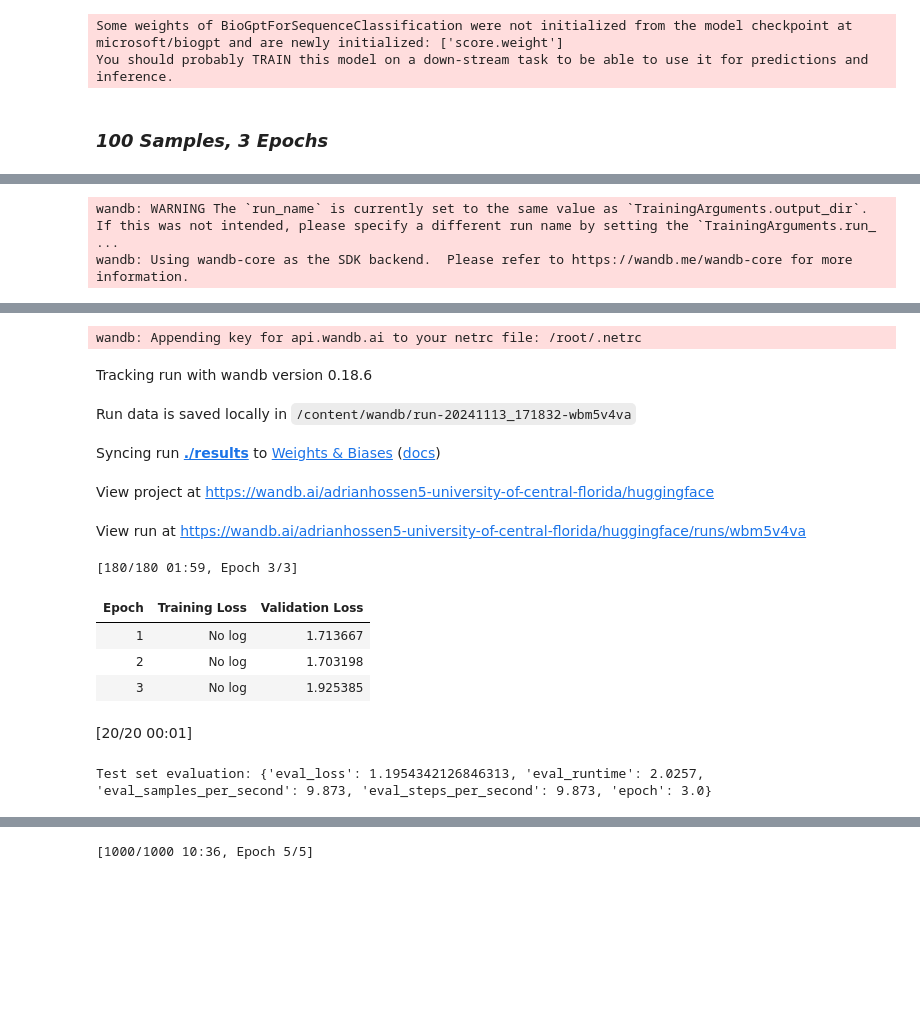
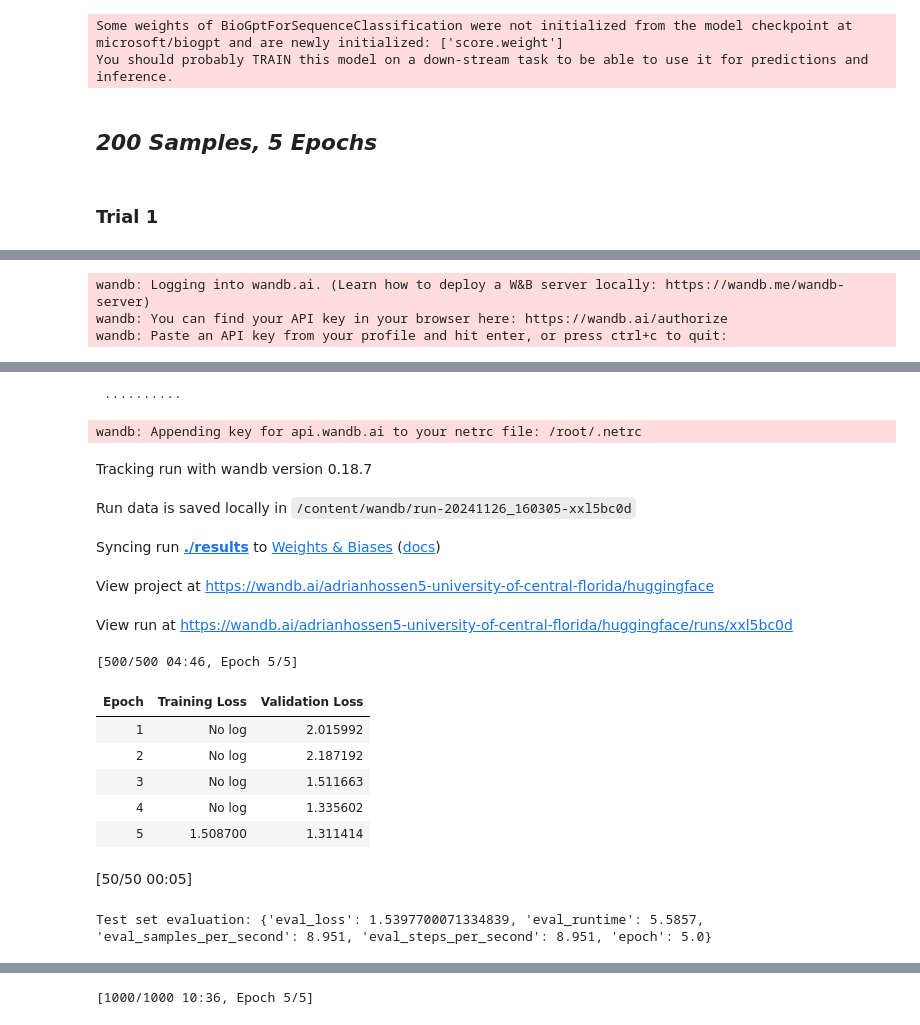
Before and after one commit to almond5/CAP5510_Datasets, a Jupyter notebook: qna_method/qna_biogpt.ipynb, the cells around one changed output, grey strips where cells are left out. Saved outputs shown, nothing was run; the diff lists cells and outputs as text; code cells hidden in the pictures; blank space fills up the shorter version.

```diff
--- a/qna_method/qna_biogpt.ipynb
+++ b/qna_method/qna_biogpt.ipynb
@@ -44,7 +44,9 @@ Please note that authentication is recommended but still optional to access publ
 Some weights of BioGptForSequenceClassification were not initialized from the model checkpoint at microsoft/biogpt and are newly initialized: ['score.weight']
 You should probably TRAIN this model on a down-stream task to be able to use it for predictions and inference.
 # %% [markdown]
-### ***100 Samples, 3 Epochs***
+## ***200 Samples, 5 Epochs***
+# %% [markdown]
+### **Trial 1**
 # %%
 # Preprocess the dataset
 def preprocess_function(examples):
@@ -61,12 +63,12 @@ def preprocess_function(examples):
     return model_inputs
 
 # Select a small subset of the dataset for demonstration
-small_ds = ds['train'].select(range(100))
+small_ds = ds['train'].select(range(200))
 tokenized_ds = small_ds.map(preprocess_function, batched=True)
 
-train_size = 60
-val_size = 20
-test_size = 20
+train_size = 100
+val_size = 50
+test_size = 50
 
 train_dataset, val_dataset, test_dataset = torch.utils.data.random_split(
     tokenized_ds, [train_size, val_size, test_size]
@@ -77,7 +79,7 @@ training_args = TrainingArguments(
     output_dir="./results",
     evaluation_strategy="epoch",
     learning_rate=2e-6,
-    num_train_epochs=3,
+    num_train_epochs=5,
     per_device_train_batch_size=1,
     per_device_eval_batch_size=1,
     weight_decay=0.01,
@@ -102,2 +105,3 @@ print("Test set evaluation:", metrics)
-wandb: WARNING The `run_name` is currently set to the same value as `TrainingArguments.output_dir`. If this was not intended, please specify a different run name by setting the `TrainingArguments.run_ ...
-wandb: Using wandb-core as the SDK backend.  Please refer to https://wandb.me/wandb-core for more information.
+wandb: Logging into wandb.ai. (Learn how to deploy a W&B server locally: https://wandb.me/wandb-server)
+wandb: You can find your API key in your browser here: https://wandb.ai/authorize
+wandb: Paste an API key from your profile and hit enter, or press ctrl+c to quit:
@@ -105,16 +108,19 @@ wandb: Using wandb-core as the SDK backend.  Please refer to https://wandb.me/wa
-wandb: Appending key for api.wandb.ai to your netrc file: /root/.netrc
+ ··········
+wandb: Appending key for api.wandb.ai to your netrc file: /root/.netrc
-Tracking run with wandb version 0.18.6
+Tracking run with wandb version 0.18.7
-Run data is saved locally in /content/wandb/run-20241113_171832-wbm5v4va
+Run data is saved locally in /content/wandb/run-20241126_160305-xxl5bc0d
 Syncing run ./results to Weights & Biases (docs)
 View project at https://wandb.ai/adrianhossen5-university-of-central-florida/huggingface
-View run at https://wandb.ai/adrianhossen5-university-of-central-florida/huggingface/runs/wbm5v4va
+View run at https://wandb.ai/adrianhossen5-university-of-central-florida/huggingface/runs/xxl5bc0d
-[180/180 01:59, Epoch 3/3]
+[500/500 04:46, Epoch 5/5]
 | Epoch | Training Loss | Validation Loss |
-| 1 | No log | 1.713667 |
-| 2 | No log | 1.703198 |
-| 3 | No log | 1.925385 |
+| 1 | No log | 2.015992 |
+| 2 | No log | 2.187192 |
+| 3 | No log | 1.511663 |
+| 4 | No log | 1.335602 |
+| 5 | 1.508700 | 1.311414 |
-[20/20 00:01]
+[50/50 00:05]
-Test set evaluation: {'eval_loss': 1.1954342126846313, 'eval_runtime': 2.0257, 'eval_samples_per_second': 9.873, 'eval_steps_per_second': 9.873, 'epoch': 3.0}
+Test set evaluation: {'eval_loss': 1.5397700071334839, 'eval_runtime': 5.5857, 'eval_samples_per_second': 8.951, 'eval_steps_per_second': 8.951, 'epoch': 5.0}
 # %%
 # Define the function to predict using the trained model
 def predict_answer(question, context):
```
Also changed, not shown: parts of 28 cells of this notebook.
